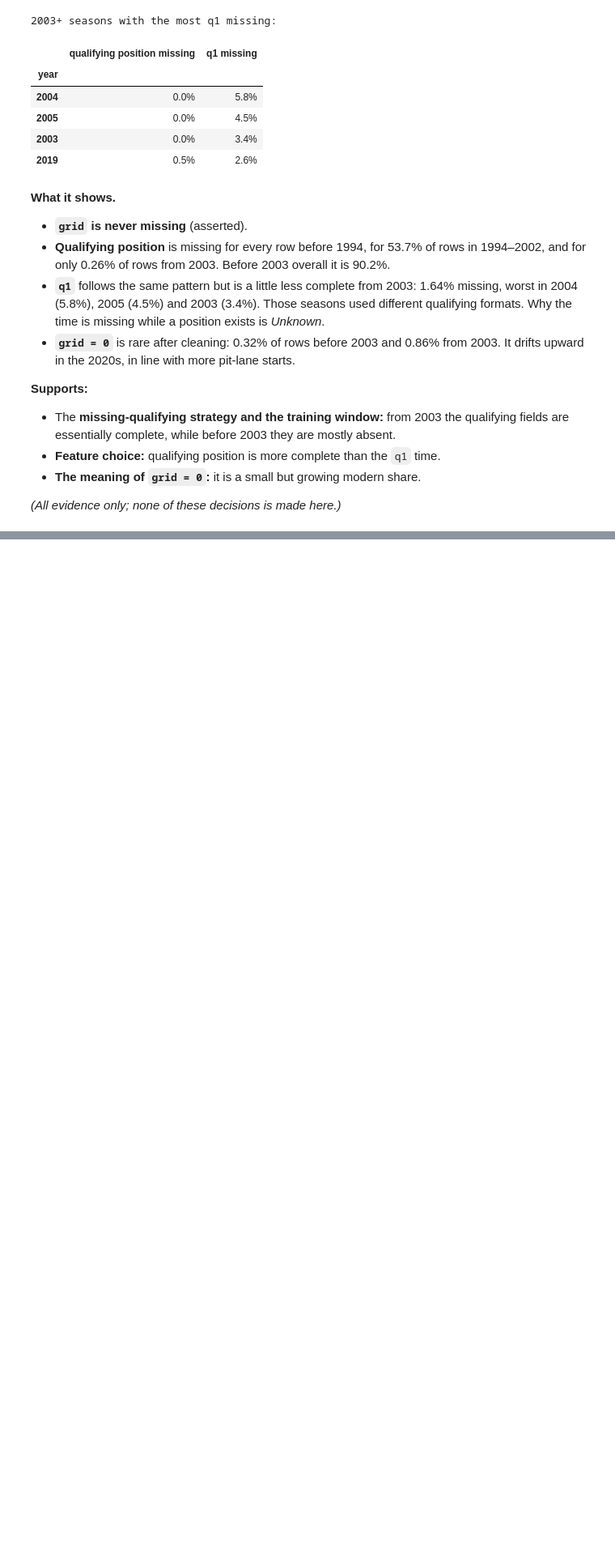
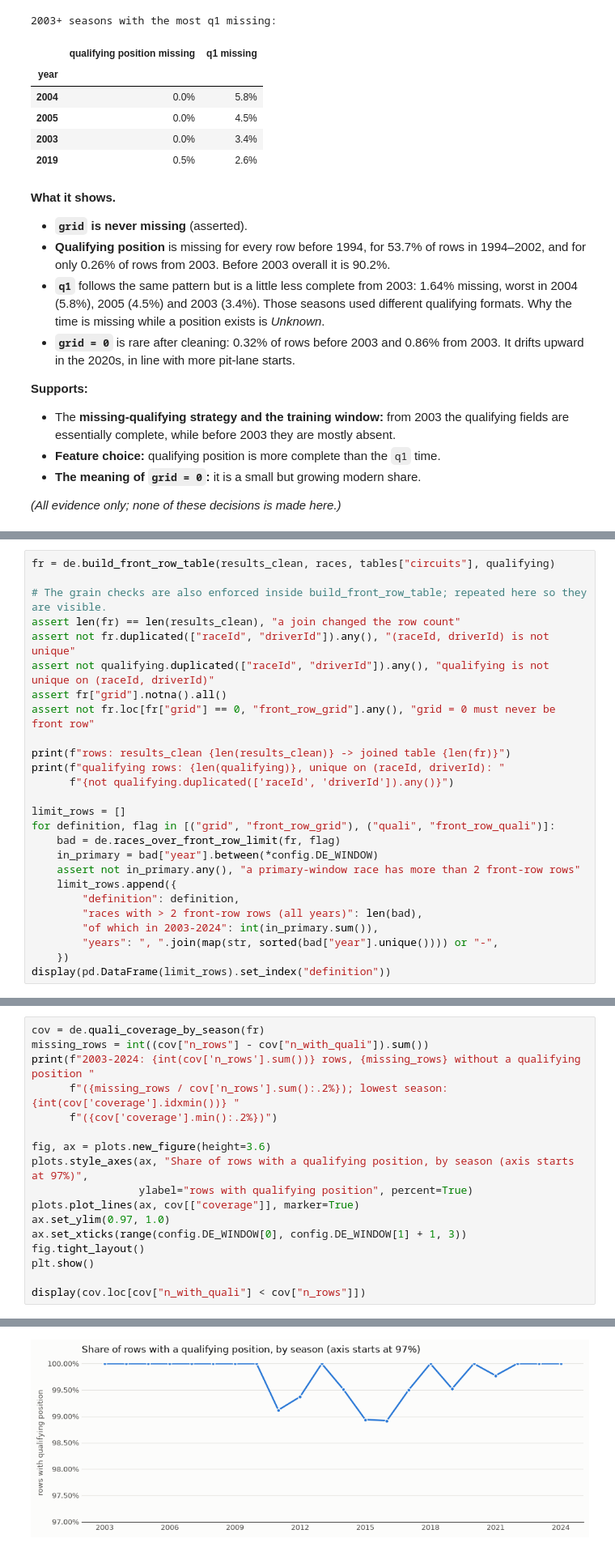
Before and after one commit to YShimy/f1-podium, a Jupyter notebook: notebooks/milestone1.ipynb, the cells around one changed output, grey strips where cells are left out. Shown at 81% size. Cells and saved outputs as stored; diff of their text form; blank space fills up the shorter version.

```diff
--- a/notebooks/milestone1.ipynb
+++ b/notebooks/milestone1.ipynb
@@ -1726,0 +1755,26 @@ grid missing: 0 rows in every season (asserted), so it is not drawn as a line.
+# %%
+fr = de.build_front_row_table(results_clean, races, tables["circuits"], qualifying)
+
+# The grain checks are also enforced inside build_front_row_table; repeated here so they are visible.
+assert len(fr) == len(results_clean), "a join changed the row count"
+assert not fr.duplicated(["raceId", "driverId"]).any(), "(raceId, driverId) is not unique"
+assert not qualifying.duplicated(["raceId", "driverId"]).any(), "qualifying is not unique on (raceId, driverId)"
+assert fr["grid"].notna().all()
+assert not fr.loc[fr["grid"] == 0, "front_row_grid"].any(), "grid = 0 must never be front row"
+
+print(f"rows: results_clean {len(results_clean)} -> joined table {len(fr)}")
+print(f"qualifying rows: {len(qualifying)}, unique on (raceId, driverId): "
+      f"{not qualifying.duplicated(['raceId', 'driverId']).any()}")
+
+limit_rows = []
+for definition, flag in [("grid", "front_row_grid"), ("quali", "front_row_quali")]:
+    bad = de.races_over_front_row_limit(fr, flag)
+    in_primary = bad["year"].between(*config.DE_WINDOW)
+    assert not in_primary.any(), "a primary-window race has more than 2 front-row rows"
+    limit_rows.append({
+        "definition": definition,
+        "races with > 2 front-row rows (all years)": len(bad),
+        "of which in 2003-2024": int(in_primary.sum()),
+        "years": ", ".join(map(str, sorted(bad["year"].unique()))) or "-",
+    })
+display(pd.DataFrame(limit_rows).set_index("definition"))
@@ -1726,0 +1798,18 @@ grid missing: 0 rows in every season (asserted), so it is not drawn as a line.
+# %%
+cov = de.quali_coverage_by_season(fr)
+missing_rows = int((cov["n_rows"] - cov["n_with_quali"]).sum())
+print(f"2003-2024: {int(cov['n_rows'].sum())} rows, {missing_rows} without a qualifying position "
+      f"({missing_rows / cov['n_rows'].sum():.2%}); lowest season: {int(cov['coverage'].idxmin())} "
+      f"({cov['coverage'].min():.2%})")
+
+fig, ax = plots.new_figure(height=3.6)
+plots.style_axes(ax, "Share of rows with a qualifying position, by season (axis starts at 97%)",
+                 ylabel="rows with qualifying position", percent=True)
+plots.plot_lines(ax, cov[["coverage"]], marker=True)
+ax.set_ylim(0.97, 1.0)
+ax.set_xticks(range(config.DE_WINDOW[0], config.DE_WINDOW[1] + 1, 3))
+fig.tight_layout()
+plt.show()
+
+display(cov.loc[cov["n_with_quali"] < cov["n_rows"]])
+# %% [output]
@@ -1726,0 +1817 @@ grid missing: 0 rows in every season (asserted), so it is not drawn as a line.
+[figure, added]
```
Also changed, not shown: parts of 23 cells of this notebook, 6 other files.
